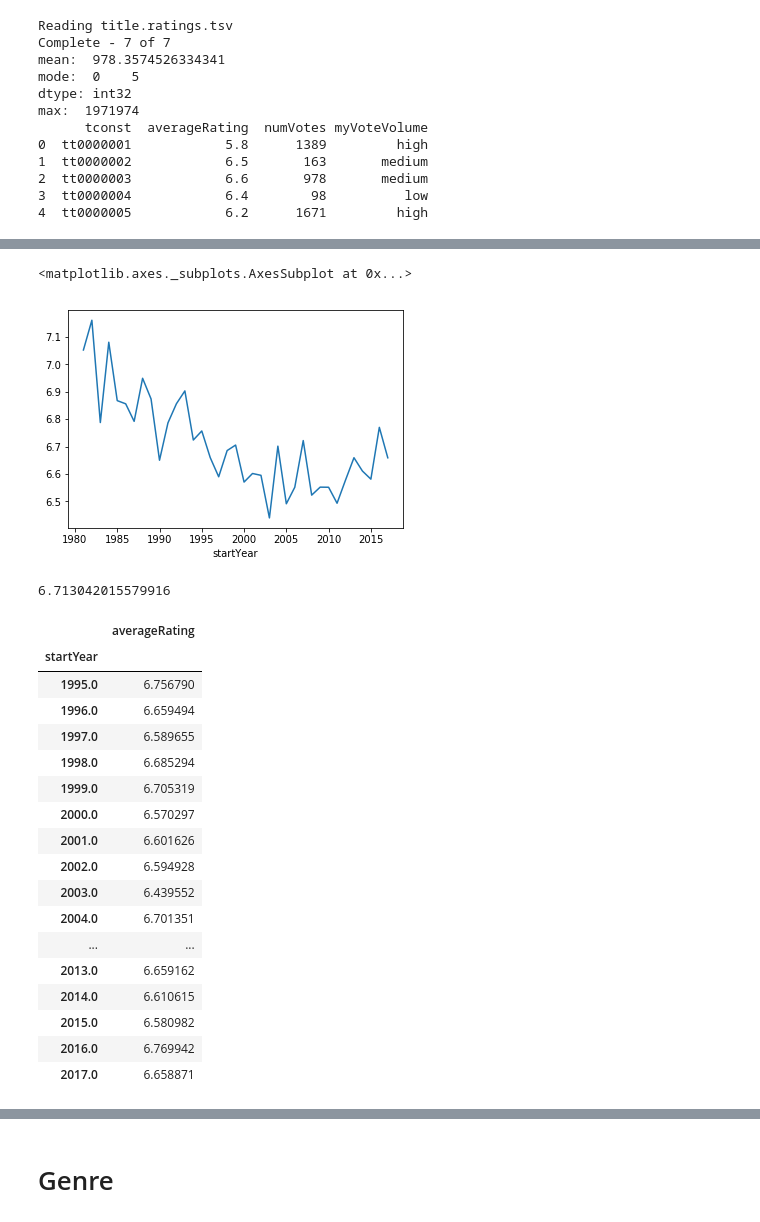
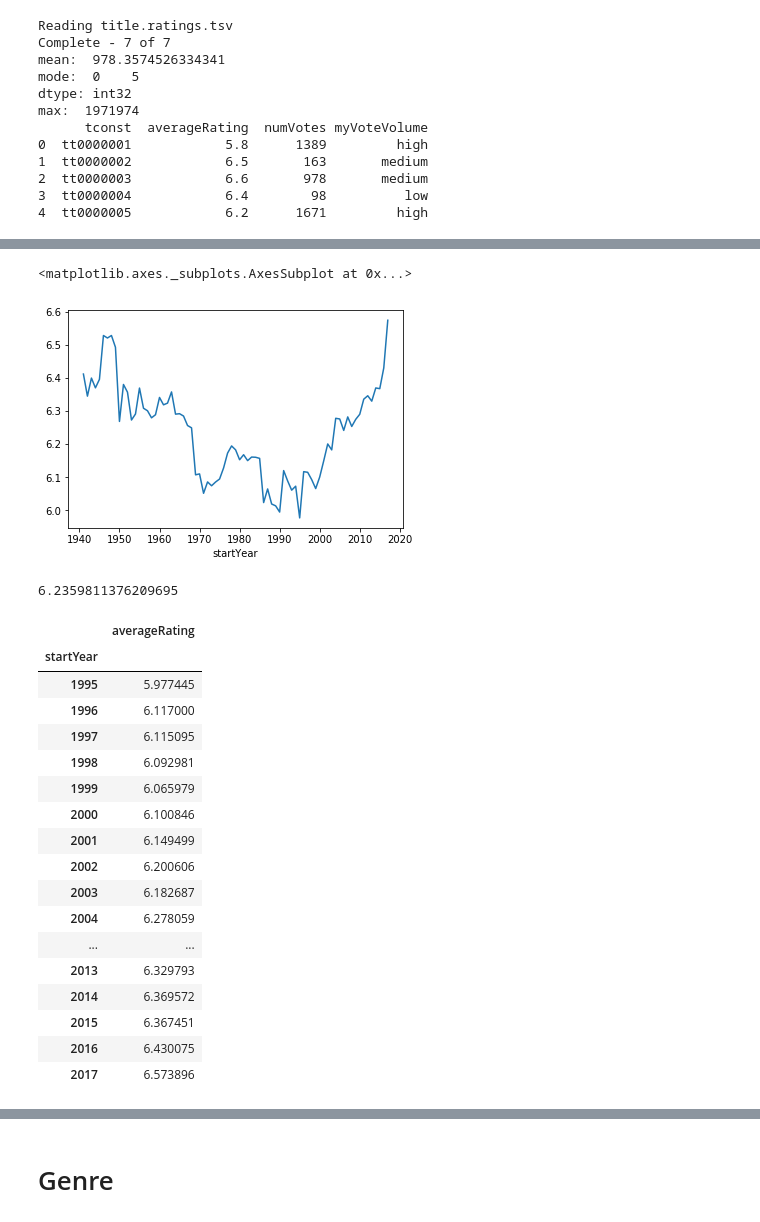
Before and after one commit to dniedermier-cscc/Scrum-Lords-Capstone-2018, a Jupyter notebook: IMDB/Working Notebooks/IMDB_Capstone_DN.ipynb, the cells around one changed output, grey strips where cells are left out. Cells and saved outputs as stored; diff of their text form; code cells hidden in the pictures.

```diff
--- a/IMDB/Working Notebooks/IMDB_Capstone_DN.ipynb
+++ b/IMDB/Working Notebooks/IMDB_Capstone_DN.ipynb
@@ -93,22 +93,22 @@ pivot_all['averageRating'].plot(kind='line')
 # %%
-myData = myData[(myData.startYear > 1980) & (myData.startYear < 2018)]
-pivot1980 = myData.pivot_table(index=[myData1.startYear],
+myData = myData[(myData.startYear > 1940) & (myData.startYear < 2018)]
+pivot1980 = myData.pivot_table(index=[myData.startYear],
                               values=["averageRating"],
                               aggfunc = pd.np.mean,
                               fill_value = 0)
 
 pivot1980
 pivot1980['averageRating'].plot(kind='line')
 # %% [output]
 <matplotlib.axes._subplots.AxesSubplot at 0x...>
-[figure, old version]
+[figure, new version]
 # %%
 pivot1980.averageRating.mean()
 # %% [output]
-6.713042015579916
+6.2359811376209695
 # %%
 myData = myData[(myData.startYear > 1994) & (myData.startYear < 2018)]
-pivot1995 = myData.pivot_table(index=[myData1.startYear],
+pivot1995 = myData.pivot_table(index=[myData.startYear],
                               values=["averageRating"],
                               aggfunc = pd.np.mean,
                               fill_value = 0)
@@ -116,22 +116,22 @@ pivot1995
 # %% [output]
 |  | averageRating |
 | startYear |  |
-| 1995.0 | 6.756790 |
-| 1996.0 | 6.659494 |
-| 1997.0 | 6.589655 |
-| 1998.0 | 6.685294 |
-| 1999.0 | 6.705319 |
-| 2000.0 | 6.570297 |
-| 2001.0 | 6.601626 |
-| 2002.0 | 6.594928 |
-| 2003.0 | 6.439552 |
-| 2004.0 | 6.701351 |
+| 1995 | 5.977445 |
+| 1996 | 6.117000 |
+| 1997 | 6.115095 |
+| 1998 | 6.092981 |
+| 1999 | 6.065979 |
+| 2000 | 6.100846 |
+| 2001 | 6.149499 |
+| 2002 | 6.200606 |
+| 2003 | 6.182687 |
+| 2004 | 6.278059 |
 | ... | ... |
-| 2013.0 | 6.659162 |
-| 2014.0 | 6.610615 |
-| 2015.0 | 6.580982 |
-| 2016.0 | 6.769942 |
-| 2017.0 | 6.658871 |
+| 2013 | 6.329793 |
+| 2014 | 6.369572 |
+| 2015 | 6.367451 |
+| 2016 | 6.430075 |
+| 2017 | 6.573896 |
 # %%
 pivot1995['averageRating'].plot(kind='line')
 # %% [output]
```
Also changed, not shown: parts of 20 cells of this notebook.
